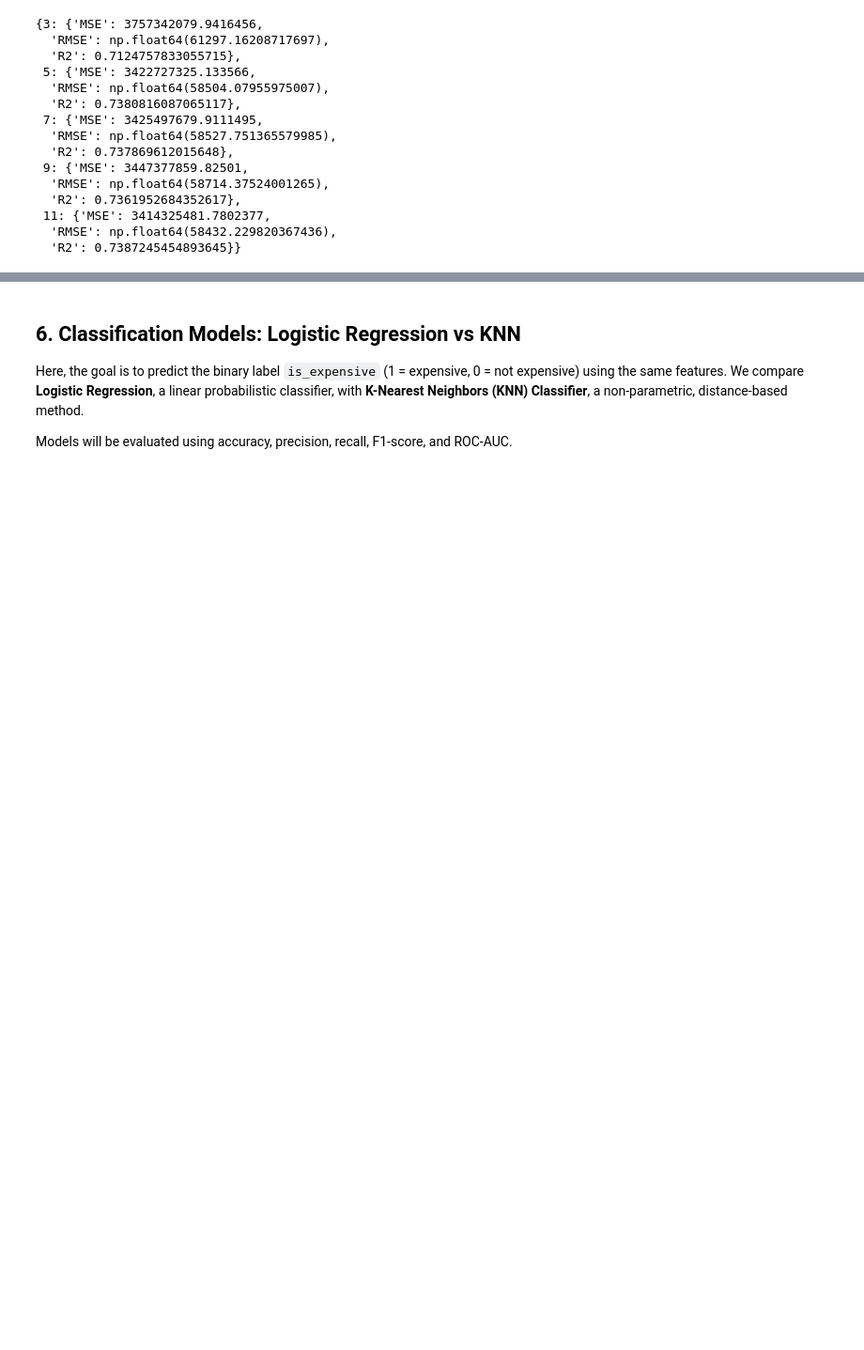
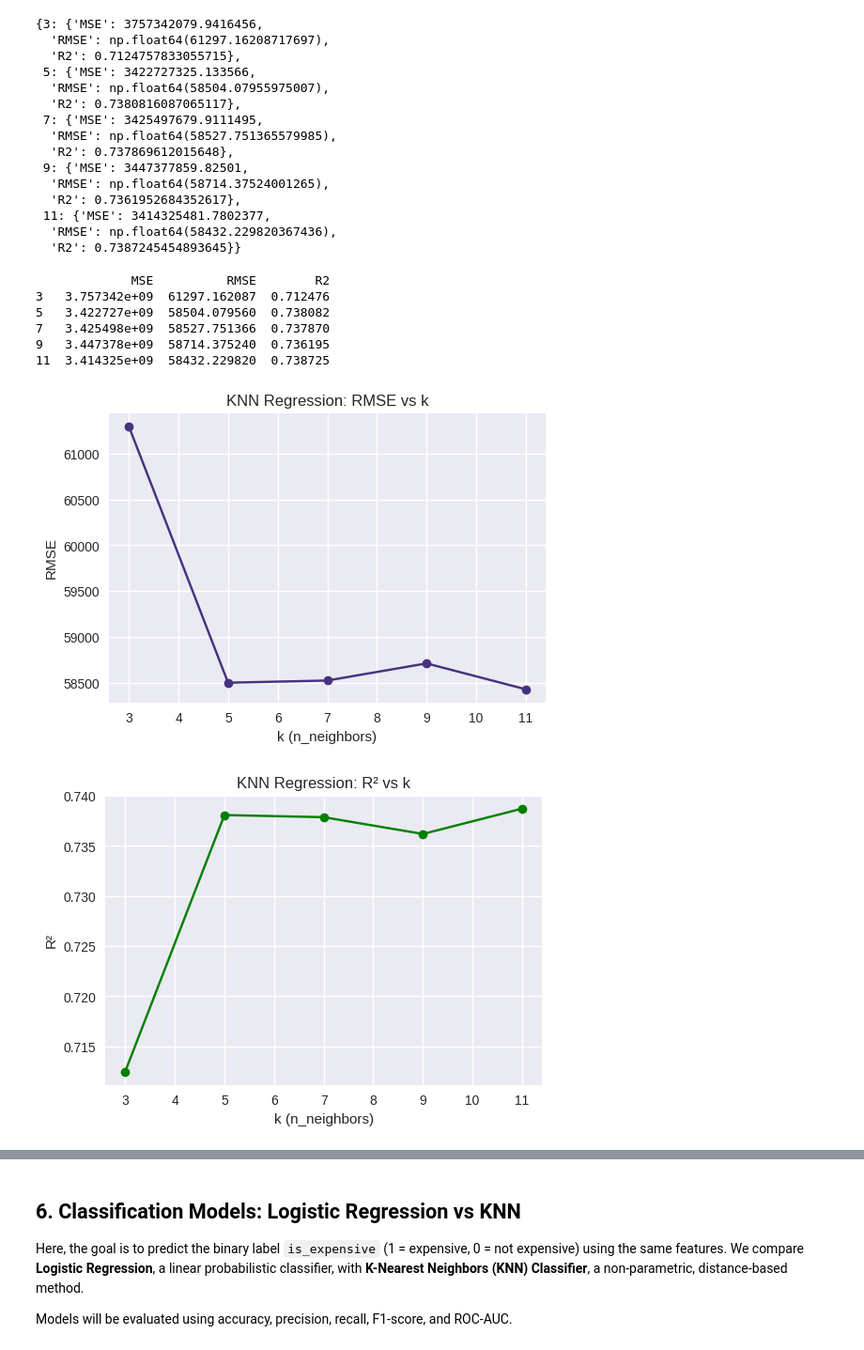
Before and after one commit to YazeedQasas/Housing_Prices_Prediction, a Jupyter notebook: Housing+Prices_Prediction.ipynb, the cells around one changed output, grey strips where cells are left out. Shown at 94% size. Saved outputs shown, nothing was run; the diff lists cells and outputs as text; code cells hidden in the pictures; blank space fills up the shorter version.

```diff
--- a/Housing+Prices_Prediction.ipynb
+++ b/Housing+Prices_Prediction.ipynb
@@ -283,3 +306,33 @@ knn_results
  11: {'MSE': 3414325481.7802377,
   'RMSE': np.float64(58432.229820367436),
   'R2': 0.7387245454893645}}
+# %%
+knn_df = pd.DataFrame(knn_results).T  # k as index
+knn_df = knn_df.sort_index()
+
+print(knn_df)
+
+plt.figure(figsize=(6, 4))
+plt.plot(knn_df.index, knn_df["RMSE"], marker="o")
+plt.xlabel("k (n_neighbors)")
+plt.ylabel("RMSE")
+plt.title("KNN Regression: RMSE vs k")
+plt.grid(True)
+plt.show()
+
+plt.figure(figsize=(6, 4))
+plt.plot(knn_df.index, knn_df["R2"], marker="o", color="green")
+plt.xlabel("k (n_neighbors)")
+plt.ylabel("R²")
+plt.title("KNN Regression: R² vs k")
+plt.grid(True)
+plt.show()
+# %% [output]
+             MSE          RMSE        R2
+3   3.757342e+09  61297.162087  0.712476
+5   3.422727e+09  58504.079560  0.738082
+7   3.425498e+09  58527.751366  0.737870
+9   3.447378e+09  58714.375240  0.736195
+11  3.414325e+09  58432.229820  0.738725
+[figure, added]
+[figure, added]
```
Also changed, not shown: parts of 12 cells of this notebook.
